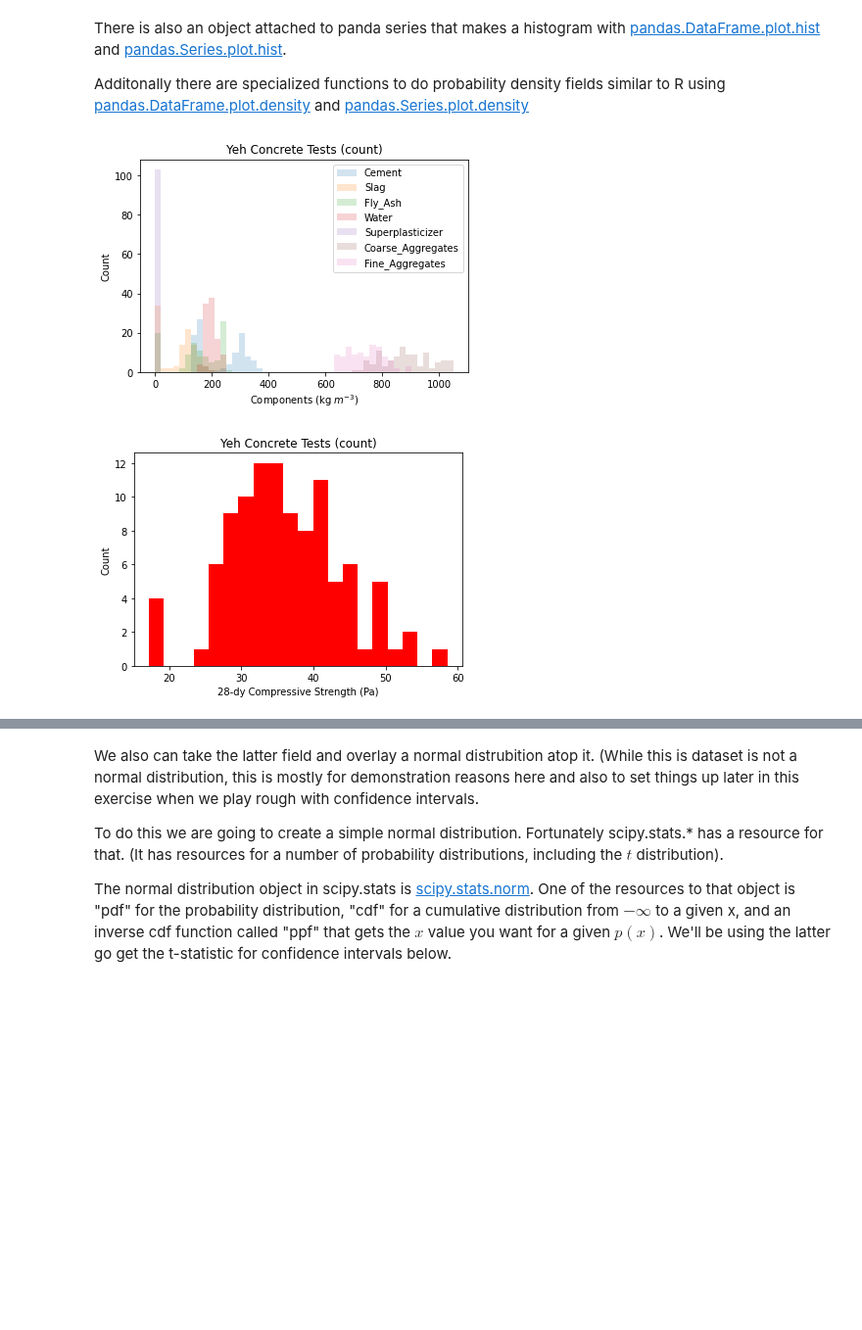
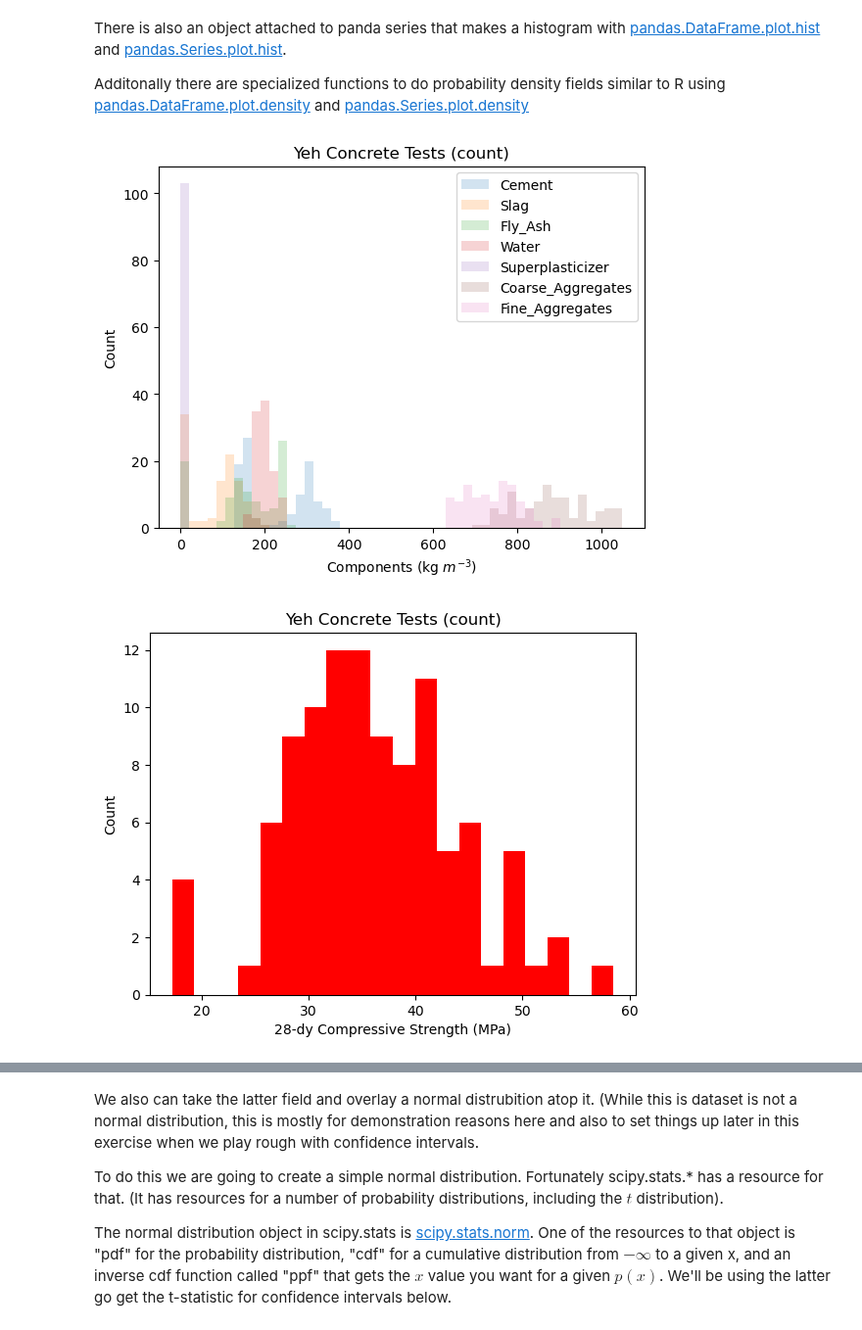
Before and after one commit to wjcapehart/AES_CEE_Python, a Jupyter notebook: Jupyter_Notebooks_and_Other_Files/02_Crash_Course_Files/02_04_Intro_to_Pandas/Part 4 - Importing Data and Simple Statistics.ipynb, the cells around one changed output, grey strips where cells are left out. Shown at 98% size. Drawn from its saved outputs; the diff is of its cells as text; code cells hidden in the pictures; blank space fills up the shorter version.

```diff
--- a/Jupyter_Notebooks_and_Other_Files/02_Crash_Course_Files/02_04_Intro_to_Pandas/Part 4 - Importing Data and Simple Statistics.ipynb
+++ b/Jupyter_Notebooks_and_Other_Files/02_Crash_Course_Files/02_04_Intro_to_Pandas/Part 4 - Importing Data and Simple Statistics.ipynb
@@ -385,34 +385,34 @@ plt.show()
 
 data.Compressive_Strength_28dy.plot.hist(bins  = 20,
                                          color = "red")
 plt.title("Yeh Concrete Tests (count)")
-plt.xlabel("28-dy Compressive Strength (Pa)")
+plt.xlabel("28-dy Compressive Strength (MPa)")
 plt.ylabel("Count")
 plt.show()
 
 #
 ##########################################################
 
 
 ##########################################################
 #
 # Plotting Probability Density (Pandas version)
 #
 
 data_indep.plot.density()
 plt.title("Yeh Concrete Tests (pdf)")
 plt.xlabel("Components (kg $m^{-3}$)")
 plt.ylabel("p(x)")
 plt.show()
 
 data.Compressive_Strength_28dy.plot.density(color = "red")
 plt.title("Yeh Concrete Tests (pdf)")
-plt.xlabel("28-dy Compressive Strength (Pa)")
+plt.xlabel("28-dy Compressive Strength (MPa)")
 plt.ylabel("p(x)")
 plt.show()
 
 #
 ##########################################################
 # %% [output]
-[figure, old version]
+[figure, new version]
-[figure, old version]
+[figure, new version]
```
Also changed, not shown: parts of 16 cells of this notebook, 27 other files.
